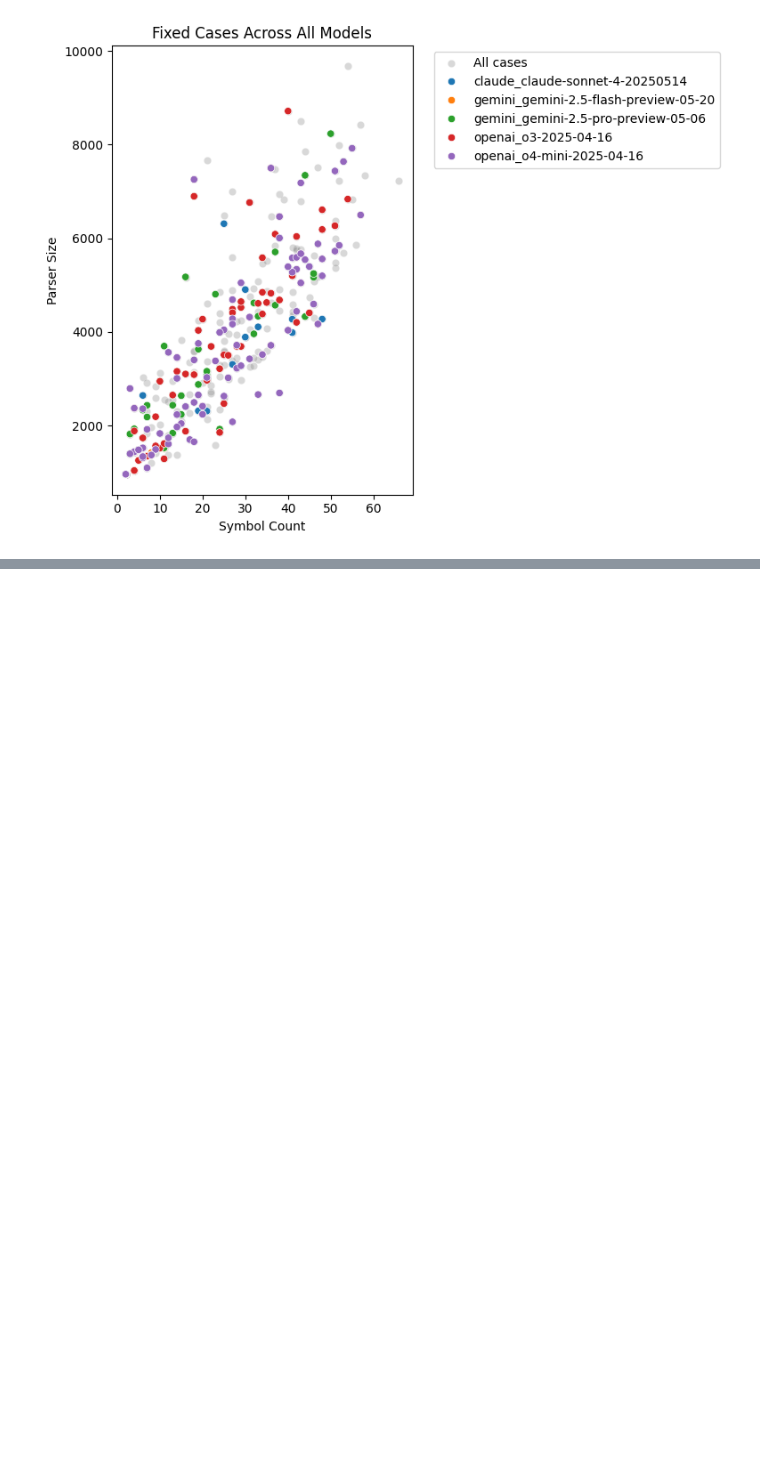
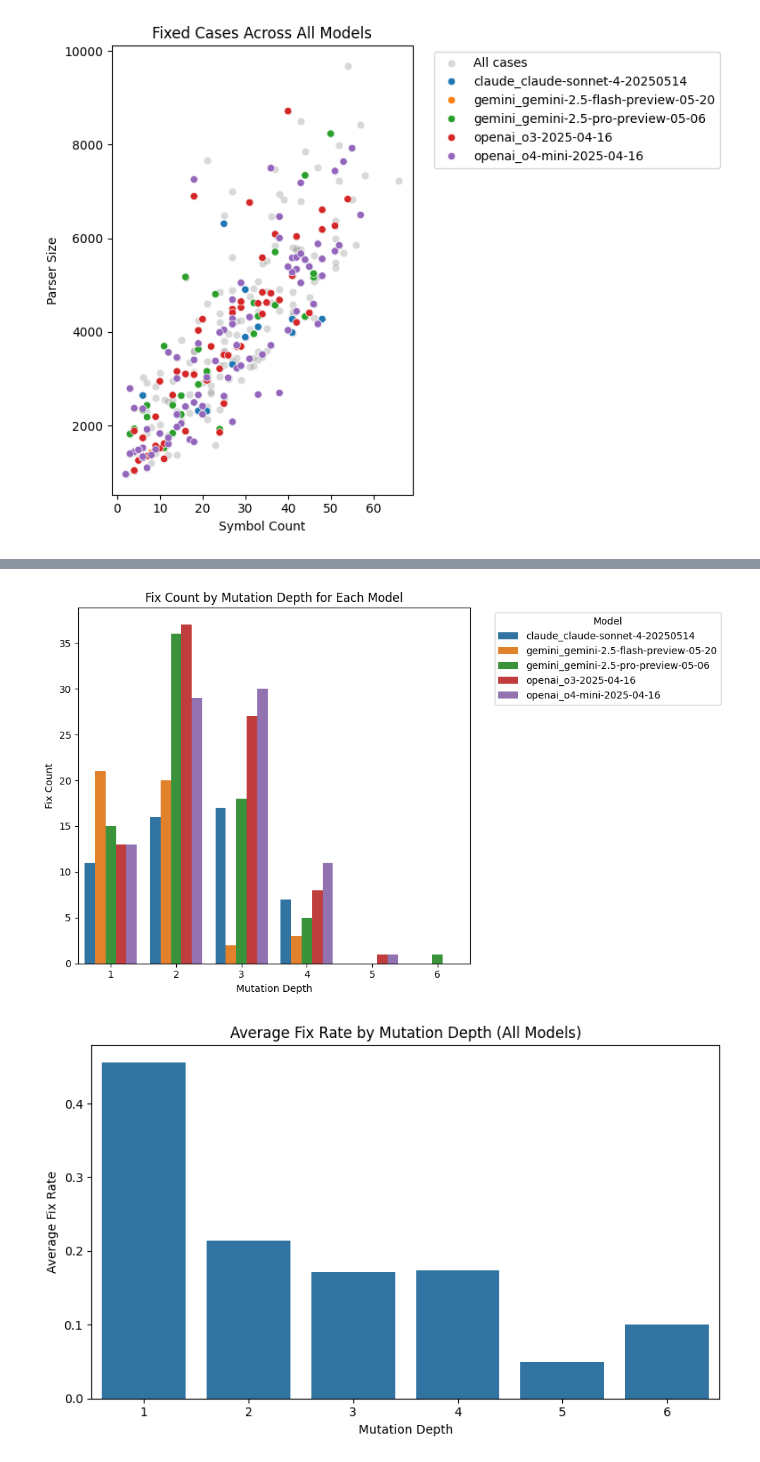
Before and after one commit to Jacksadventure/Grammar_bench, a Jupyter notebook: repair_results_analysis.ipynb, the cells around one changed output, grey strips where cells are left out. Saved outputs shown, nothing was run; the diff lists cells and outputs as text; code cells hidden in the pictures; blank space fills up the shorter version.

```diff
--- a/repair_results_analysis.ipynb
+++ b/repair_results_analysis.ipynb
@@ -219,0 +380,50 @@ plt.tight_layout()
+# %%
+records = []
+for db_path in sources_dbs:
+    # extract model name from filename
+    model = os.path.basename(db_path).removeprefix('repair_results_') \
+                                        .removesuffix('_targets.db')
+    conn = sqlite3.connect(db_path)
+    df_res = pd.read_sql("SELECT case_id, fix FROM repair_results", conn)
+    conn.close()
+
+    # keep only the cases where fix==1 and join mutation_depth from df_cases
+    df_ok = df_res[df_res['fix'] == 1].merge(
+        df_cases[['id','mutation_depth']],
+        left_on='case_id', right_on='id'
+    )
+    counts = df_ok['mutation_depth'].value_counts().sort_index()
+    for depth, cnt in counts.items():
+        records.append({'model': model, 'mutation_depth': depth, 'fix_count': cnt})
+
+df_counts = pd.DataFrame(records)
+
+plt.figure(figsize=(10, 6))
+sns.barplot(
+    data=df_counts,
+    x='mutation_depth',
+    y='fix_count',
+    hue='model',
+    palette='tab10'
+)
+plt.xlabel('Mutation Depth')
+plt.ylabel('Fix Count')
+plt.title('Fix Count by Mutation Depth for Each Model')
+plt.legend(title='Model', bbox_to_anchor=(1.05, 1), loc='upper left')
+plt.tight_layout()
+
+df_comb = df_rates.groupby('mutation_depth')['rate'].mean().reset_index()
+plt.figure(figsize=(8, 5))
+sns.barplot(
+    data=df_comb,
+    x='mutation_depth',
+    y='rate',
+    color='C0'
+)
+plt.xlabel('Mutation Depth')
+plt.ylabel('Average Fix Rate')
+plt.title('Average Fix Rate by Mutation Depth (All Models)')
+plt.tight_layout()
+# %% [output]
+[figure, added]
+[figure, added]
```
Also changed, not shown: parts of 4 cells of this notebook, 1 other file.
